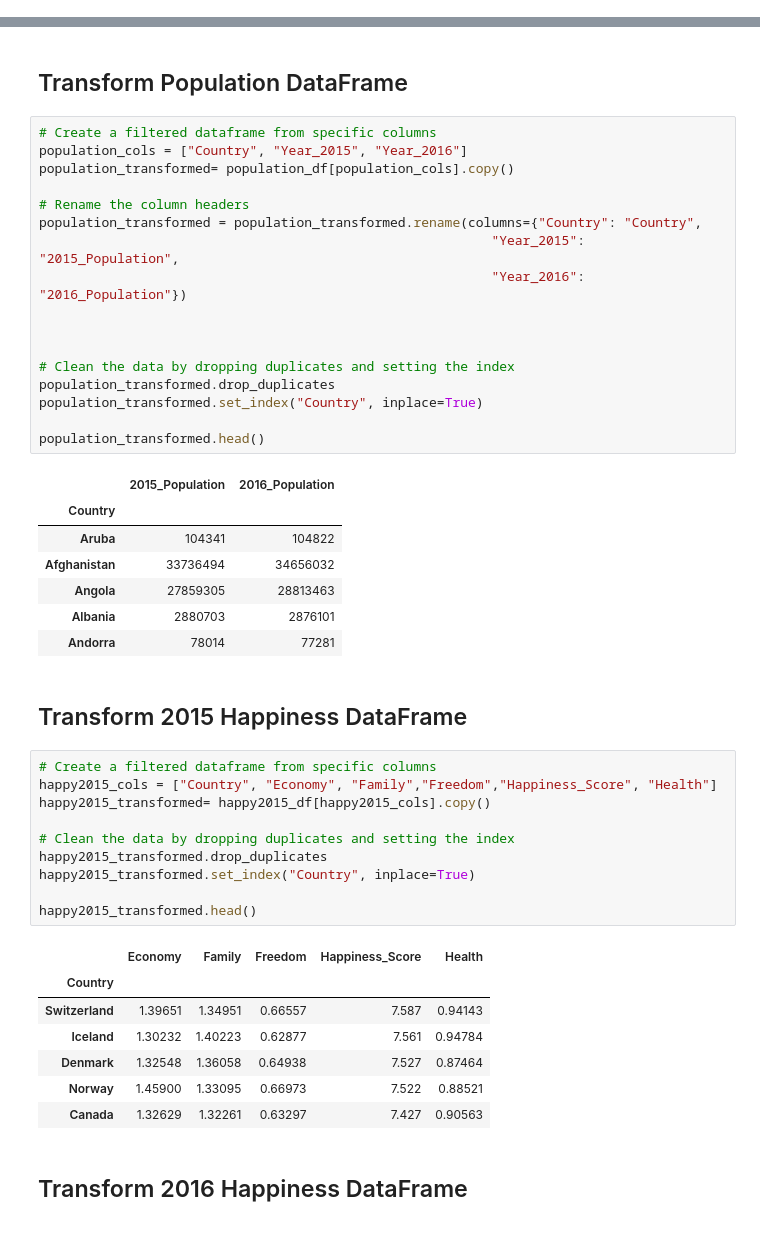
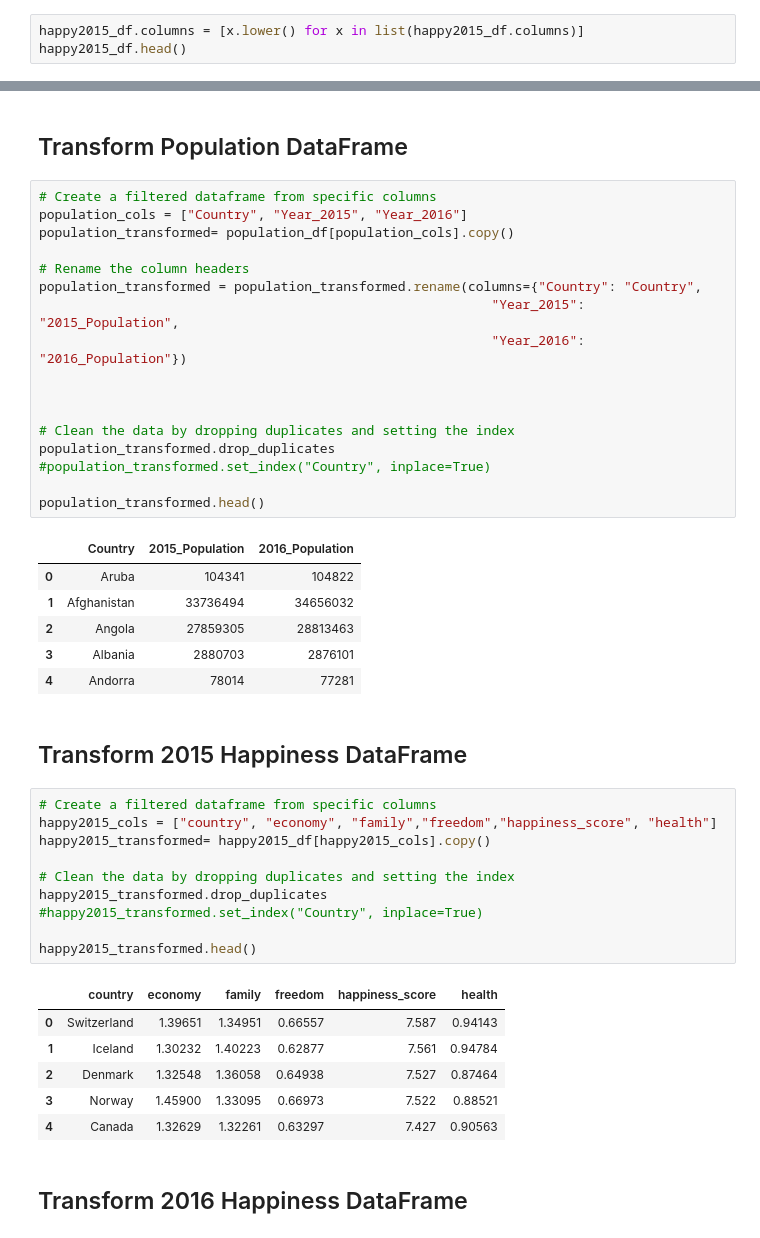
Before and after one commit to michelleherman13/project-2, a Jupyter notebook: etl.ipynb, the cells around one changed output, grey strips where cells are left out. Cells and saved outputs as stored; diff of their text form.

```diff
--- a/etl.ipynb
+++ b/etl.ipynb
@@ -29,3 +29,6 @@ happy2015_df.head()
 | 2 | Denmark | 7.527 | 1.32548 | 1.36058 | 0.87464 | 0.64938 |
 | 3 | Norway | 7.522 | 1.45900 | 1.33095 | 0.88521 | 0.66973 |
 | 4 | Canada | 7.427 | 1.32629 | 1.32261 | 0.90563 | 0.63297 |
+# %%
+happy2015_df.columns = [x.lower() for x in list(happy2015_df.columns)]
+happy2015_df.head()
@@ -56,37 +66,35 @@ population_transformed = population_transformed.rename(columns={"Country": "Coun
 
 # Clean the data by dropping duplicates and setting the index
 population_transformed.drop_duplicates
-population_transformed.set_index("Country", inplace=True)
+#population_transformed.set_index("Country", inplace=True)
 
 population_transformed.head()
 # %% [output]
-|  | 2015_Population | 2016_Population |
-| Country |  |  |
-| Aruba | 104341 | 104822 |
-| Afghanistan | 33736494 | 34656032 |
-| Angola | 27859305 | 28813463 |
-| Albania | 2880703 | 2876101 |
-| Andorra | 78014 | 77281 |
+|  | Country | 2015_Population | 2016_Population |
+| 0 | Aruba | 104341 | 104822 |
+| 1 | Afghanistan | 33736494 | 34656032 |
+| 2 | Angola | 27859305 | 28813463 |
+| 3 | Albania | 2880703 | 2876101 |
+| 4 | Andorra | 78014 | 77281 |
 # %% [markdown]
 ## Transform 2015 Happiness DataFrame
 # %%
 # Create a filtered dataframe from specific columns
-happy2015_cols = ["Country", "Economy", "Family","Freedom","Happiness_Score", "Health"]
+happy2015_cols = ["country", "economy", "family","freedom","happiness_score", "health"]
 happy2015_transformed= happy2015_df[happy2015_cols].copy()
 
 # Clean the data by dropping duplicates and setting the index
 happy2015_transformed.drop_duplicates
-happy2015_transformed.set_index("Country", inplace=True)
+#happy2015_transformed.set_index("Country", inplace=True)
 
 happy2015_transformed.head()
 # %% [output]
-|  | Economy | Family | Freedom | Happiness_Score | Health |
-| Country |  |  |  |  |  |
-| Switzerland | 1.39651 | 1.34951 | 0.66557 | 7.587 | 0.94143 |
-| Iceland | 1.30232 | 1.40223 | 0.62877 | 7.561 | 0.94784 |
-| Denmark | 1.32548 | 1.36058 | 0.64938 | 7.527 | 0.87464 |
-| Norway | 1.45900 | 1.33095 | 0.66973 | 7.522 | 0.88521 |
-| Canada | 1.32629 | 1.32261 | 0.63297 | 7.427 | 0.90563 |
+|  | country | economy | family | freedom | happiness_score | health |
+| 0 | Switzerland | 1.39651 | 1.34951 | 0.66557 | 7.587 | 0.94143 |
+| 1 | Iceland | 1.30232 | 1.40223 | 0.62877 | 7.561 | 0.94784 |
+| 2 | Denmark | 1.32548 | 1.36058 | 0.64938 | 7.527 | 0.87464 |
+| 3 | Norway | 1.45900 | 1.33095 | 0.66973 | 7.522 | 0.88521 |
+| 4 | Canada | 1.32629 | 1.32261 | 0.63297 | 7.427 | 0.90563 |
 # %% [markdown]
 ## Transform 2016 Happiness DataFrame
 # %%
```
Also changed, not shown: parts of 10 cells of this notebook, 3 other files.
